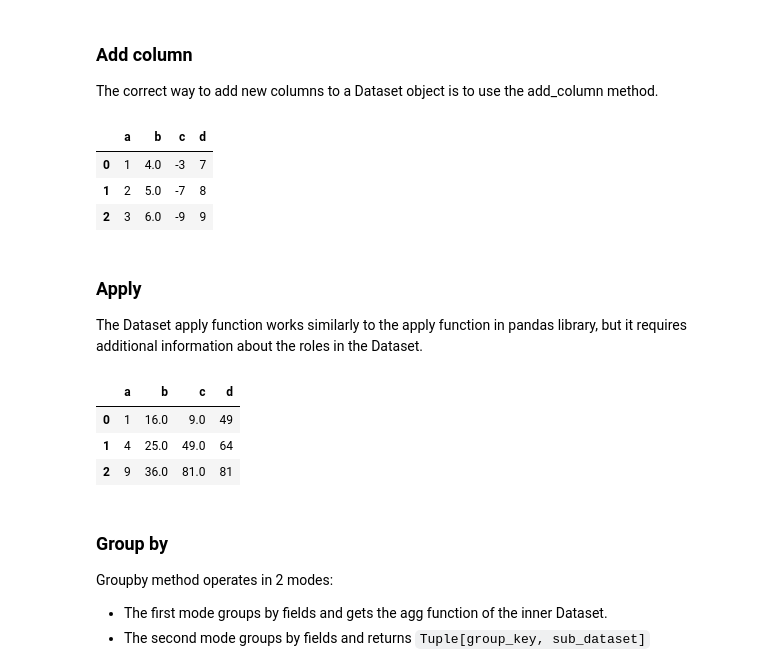
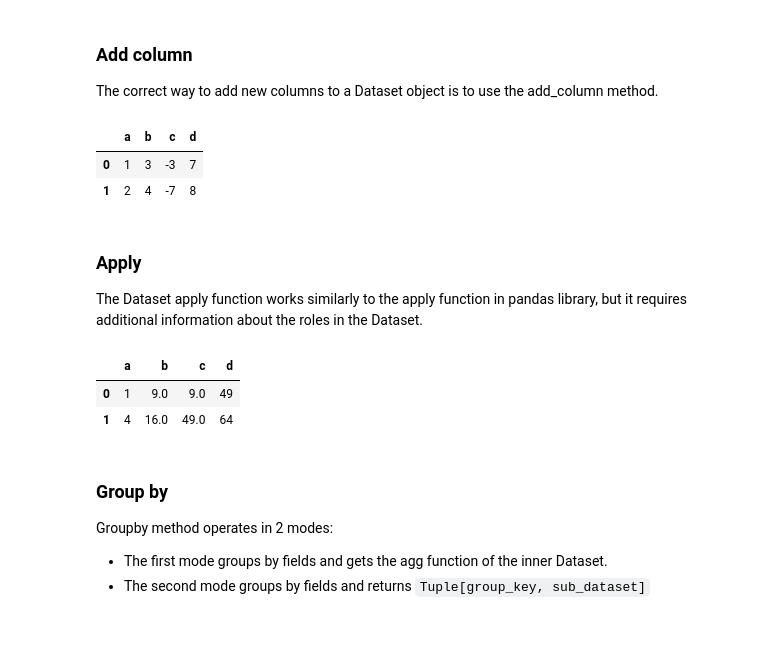
Before and after one commit to sb-ai-lab/HypEx, a Jupyter notebook: DatasetTutorial.ipynb, the cells around one changed output. Drawn from its saved outputs; the diff is of its cells as text; code cells hidden in the pictures; blank space fills up the shorter version.

```diff
--- a/DatasetTutorial.ipynb
+++ b/DatasetTutorial.ipynb
@@ -110,7 +356,7 @@ ds_from_dict
 # %% [markdown]
 Second way:
 # %%
-ds_from_dict = Dataset.from_dict([{'a': 1, 'b': 3}, {'a': 2, 'b': 4}], {'a': TargetRole(), 'b': InfoRole()})
+ds_from_dict = SmallDataset.from_dict([{'a': 1, 'b': 3}, {'a': 2, 'b': 4}], {'a': TargetRole(), 'b': InfoRole()})
 ds_from_dict
 # %% [output]
 |  | a | b |
@@ -202,29 +445,27 @@ ds[ds[['a', 'b']] == 4]
 # %% [markdown]
 There is also a practical possibility to set data in this way, but it is limited and this is the wrong way. The main problem is that the markup of the new data is not defined, as indicated by the corresponding warning.
 # %%
-ds['c'] = [-3, -7, -9]
+ds_from_dict['c'] = [-3, -7]
 # %% [markdown]
 ### Add column
 The correct way to add new columns to a Dataset object is to use the add_column method.
 # %%
-ds.add_column([7, 8, 9], {'d': TargetRole(int)})
-ds
+ds_from_dict.add_column([7, 8, 9], {'d': TargetRole(int)})
+ds_from_dict
 # %% [output]
 |  | a | b | c | d |
-| 0 | 1 | 4.0 | -3 | 7 |
-| 1 | 2 | 5.0 | -7 | 8 |
-| 2 | 3 | 6.0 | -9 | 9 |
+| 0 | 1 | 3 | -3 | 7 |
+| 1 | 2 | 4 | -7 | 8 |
 # %% [markdown]
 ### Apply
 
 The Dataset apply function works similarly to the apply function in pandas library, but it requires additional information about the roles in the Dataset.
 # %%
-ds.apply(lambda x: x ** 2 , role={'a': TargetRole(int), 'b': TargetRole(float), 'c': TargetRole(float)})
+ds_from_dict.apply(lambda x: x ** 2 , role={'a': TargetRole(int), 'b': TargetRole(float), 'c': TargetRole(float)})
 # %% [output]
 |  | a | b | c | d |
-| 0 | 1 | 16.0 | 9.0 | 49 |
-| 1 | 4 | 25.0 | 49.0 | 64 |
-| 2 | 9 | 36.0 | 81.0 | 81 |
+| 0 | 1 | 9.0 | 9.0 | 49 |
+| 1 | 4 | 16.0 | 49.0 | 64 |
 # %% [markdown]
 ### Group by
 
```
Also changed, not shown: parts of 46 cells of this notebook, 11 other files.
